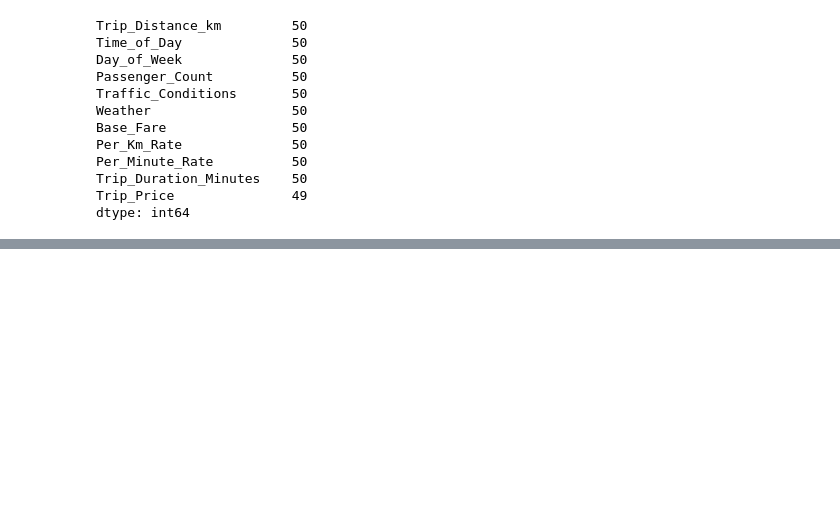
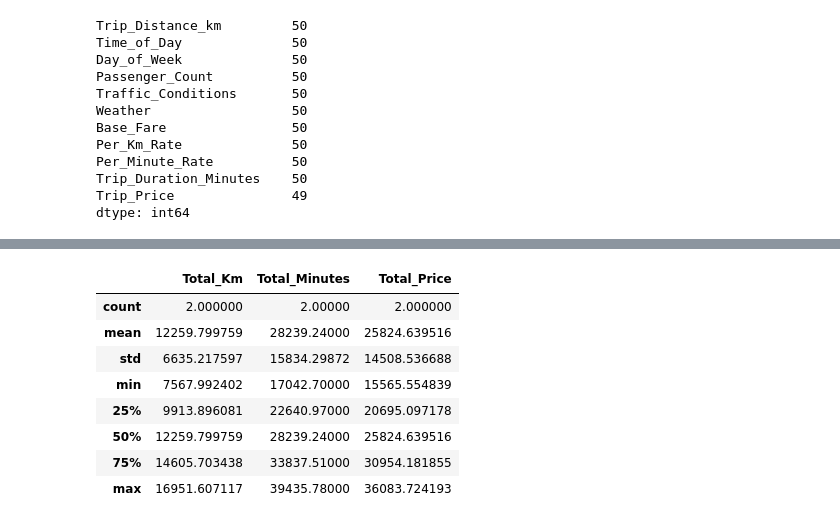
Before and after one commit to Shirasoki/taxi-prediction-fullstack-max-gustafsson-opa24, a Jupyter notebook: explorations/eda.ipynb, the cells around one changed output, grey strips where cells are left out. Saved outputs shown, nothing was run; the diff lists cells and outputs as text; code cells hidden in the pictures; blank space fills up the shorter version.

```diff
--- a/explorations/eda.ipynb
+++ b/explorations/eda.ipynb
@@ -142,0 +145,12 @@ NameError: name 'df' is not defined
+# %%
+df_group_sum.describe()
+# %% [output]
+|  | Total_Km | Total_Minutes | Total_Price |
+| count | 2.000000 | 2.00000 | 2.000000 |
+| mean | 12259.799759 | 28239.24000 | 25824.639516 |
+| std | 6635.217597 | 15834.29872 | 14508.536688 |
+| min | 7567.992402 | 17042.70000 | 15565.554839 |
+| 25% | 9913.896081 | 22640.97000 | 20695.097178 |
+| 50% | 12259.799759 | 28239.24000 | 25824.639516 |
+| 75% | 14605.703438 | 33837.51000 | 30954.181855 |
+| max | 16951.607117 | 39435.78000 | 36083.724193 |
```
Also changed, not shown: parts of 5 cells of this notebook.
